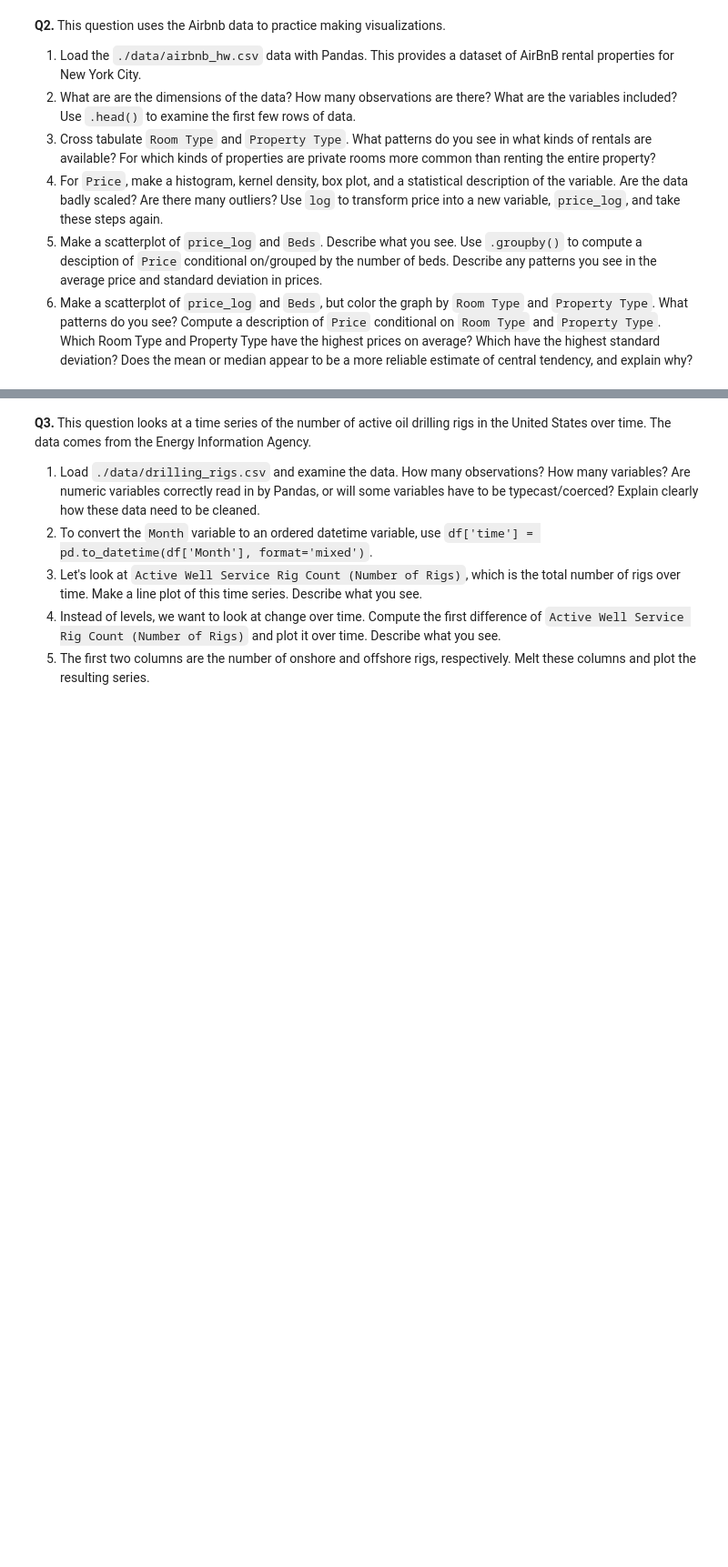
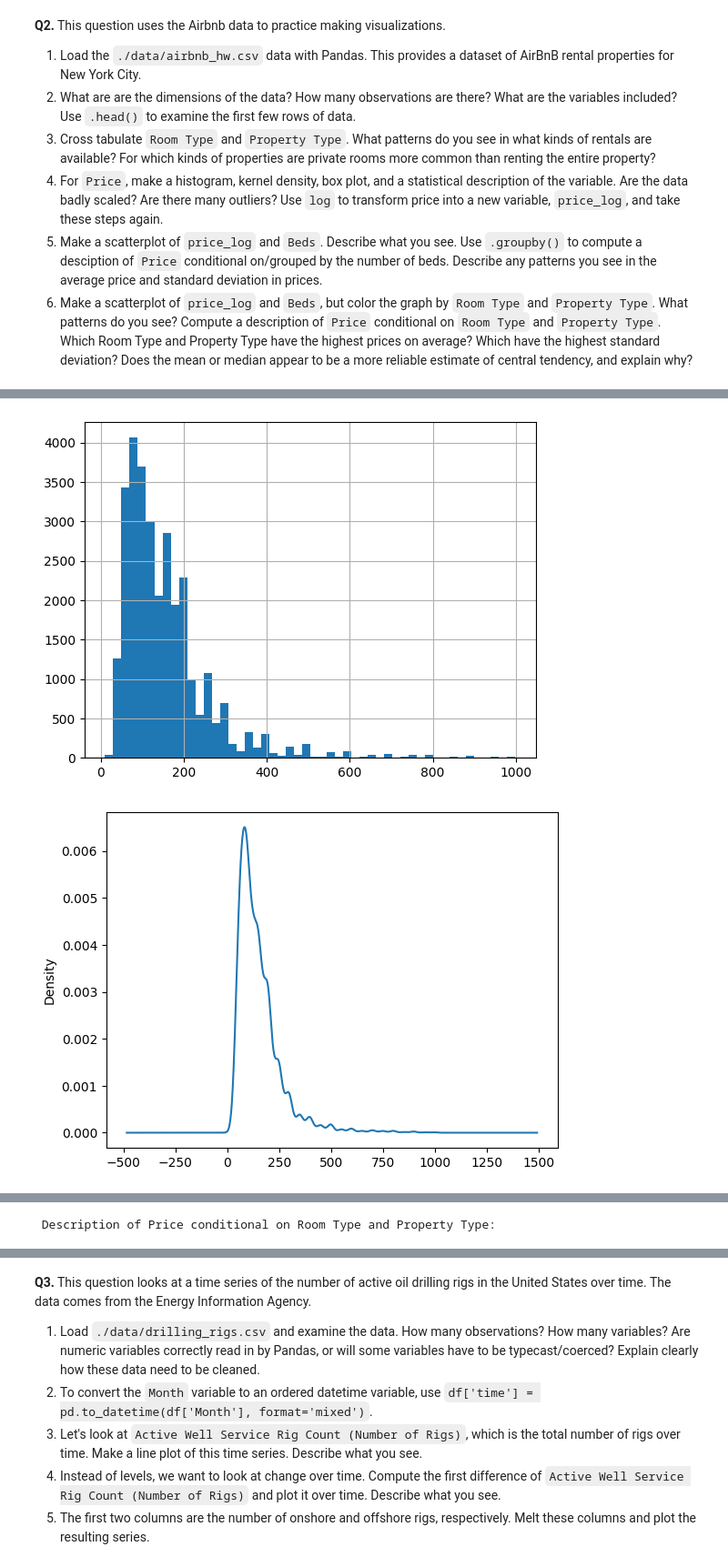
Before and after one commit to meherkalsi13-png/eda_assignment, a Jupyter notebook: assignment.ipynb, the cells around one changed output, grey strips where cells are left out. Shown at 91% size. Drawn from its saved outputs; the diff is of its cells as text; code cells hidden in the pictures; blank space fills up the shorter version.

```diff
--- a/assignment.ipynb
+++ b/assignment.ipynb
@@ -31,3 +31,79 @@ It can be very helpful to understand some basic properties of these statistics.
   4. For `Price`, make a histogram, kernel density, box plot, and a statistical description of the variable. Are the data badly scaled? Are there many outliers? Use `log` to transform price into a new variable, `price_log`, and take these steps again.
   5. Make a scatterplot of `price_log` and `Beds`. Describe what you see. Use `.groupby()` to compute a desciption of `Price` conditional on/grouped by the number of beds. Describe any patterns you see in the average price and standard deviation in prices.
   6. Make a scatterplot of `price_log` and `Beds`, but color the graph by `Room Type` and `Property Type`. What patterns do you see? Compute a description of `Price` conditional on `Room Type` and `Property Type`. Which Room Type and Property Type have the highest prices on average? Which have the highest standard deviation? Does the mean or median appear to be a more reliable estimate of central tendency, and explain why?
+# %%
+import numpy as np
+import pandas as pd
+import matplotlib.pyplot as plt
+import seaborn as sns
+from google.colab import files
+uploaded = files.upload()
+#Question 1
+df1 = pd.read_csv("airbnb_hw.csv")
+#Question 2
+print(df1.shape[0]) #will give row number
+print(df1.shape [1]) #will give column number
+df1.head()
+#How many observations are there? 623
+# How many variables? 12
+
+#Question 3
+cross_tabulate = pd.crosstab(df1['Room Type'], df1['Property Type'])
+print(cross_tabulate)
+#What patterns do you see in what kind of rentals are available? Apartments are houses are the most common type of rental available. Treehouse, tent, lighthouse are not available or offered.
+#For which kinds of properties are private rooms more common that renting the entire property? Private rooms are more common in bed & breakfast, house, and other.
+#Question 4
+df1['Price'] = pd.to_numeric(df1['Price'], errors='coerce')
+
+#Histogram
+df1['Price'].hist(bins=50)
+plt.show()
+
+#Kernel Density
+df1['Price'].plot.kde()
+plt.show()
+
+#Boxplot
+df1['Price'].plot.box()
+plt.show()
+
+#Statistics Description
+df1['Price'].describe()
+df1['Price'] = pd.to_numeric(df1['Price'], errors='coerce')
+df1['price_log'] = np.log(df1['Price'])
+
+#Histogram
+df1['price_log'].hist(bins=50)
+plt.show()
+
+#Kernel Density
+df1['price_log'].plot.kde()
+plt.show()
+
+#Boxplot
+df1['price_log'].plot.box()
+plt.show()
+
+#Statistics Description
+df1['price_log'].describe()
+
+#The data is badly scaled, there are a lot of outliers.
+
+#Question 5
+df1.plot.scatter(x='Beds', y='price_log')
+plt.show()
+#Most of the data is skewed to the left side.
+#Question 6
+df1['Room_Property'] = df1['Room Type'] + ' - ' + df1['Property Type']
+plt.figure(figsize=(12, 8))
+sns.scatterplot(data=df1, x='Beds', y='price_log', hue='Room_Property', alpha=0.6)
+plt.title('Scatterplot of price_log vs Beds colored by Room Type and Property Type')
+plt.show()
+#What patterns do you see? It seems as if private rooms have the higher prices.
+price_description_by_room_property = df1.groupby(['Room Type', 'Property Type'])['Price'].describe()
+print("\n Description of Price conditional on Room Type and Property Type:")
+display(price_description_by_room_property)
+#Which Room Type and Property Type have the highest prices on average? Other has the highest price. Loft and condominium follow after that.
+#Which have the highest standard deviation? Other has the highest standard deviation.
+#Does the mean or median appear to be a more reliable estimate of central tendency, and explain why? The median appear to be a more reliable estimate of central tendency because it isn't as affected by outliers.
+# %% [output]
@@ -33,0 +131,2 @@ It can be very helpful to understand some basic properties of these statistics.
+[figure, added]
+[figure, added]
@@ -33,0 +139 @@ It can be very helpful to understand some basic properties of these statistics.
+ Description of Price conditional on Room Type and Property Type:
```
Also changed, not shown: parts of 2 cells of this notebook.
